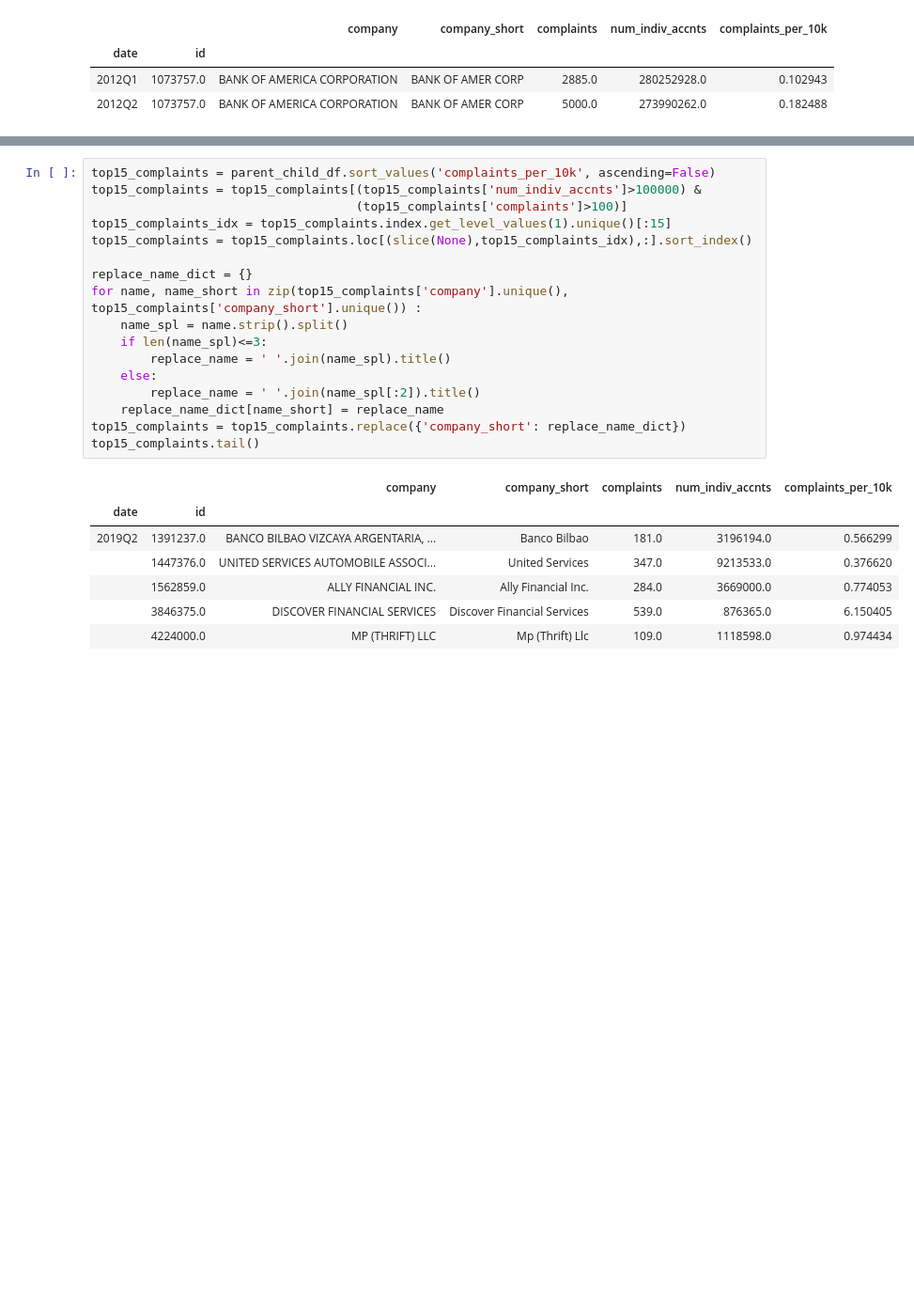
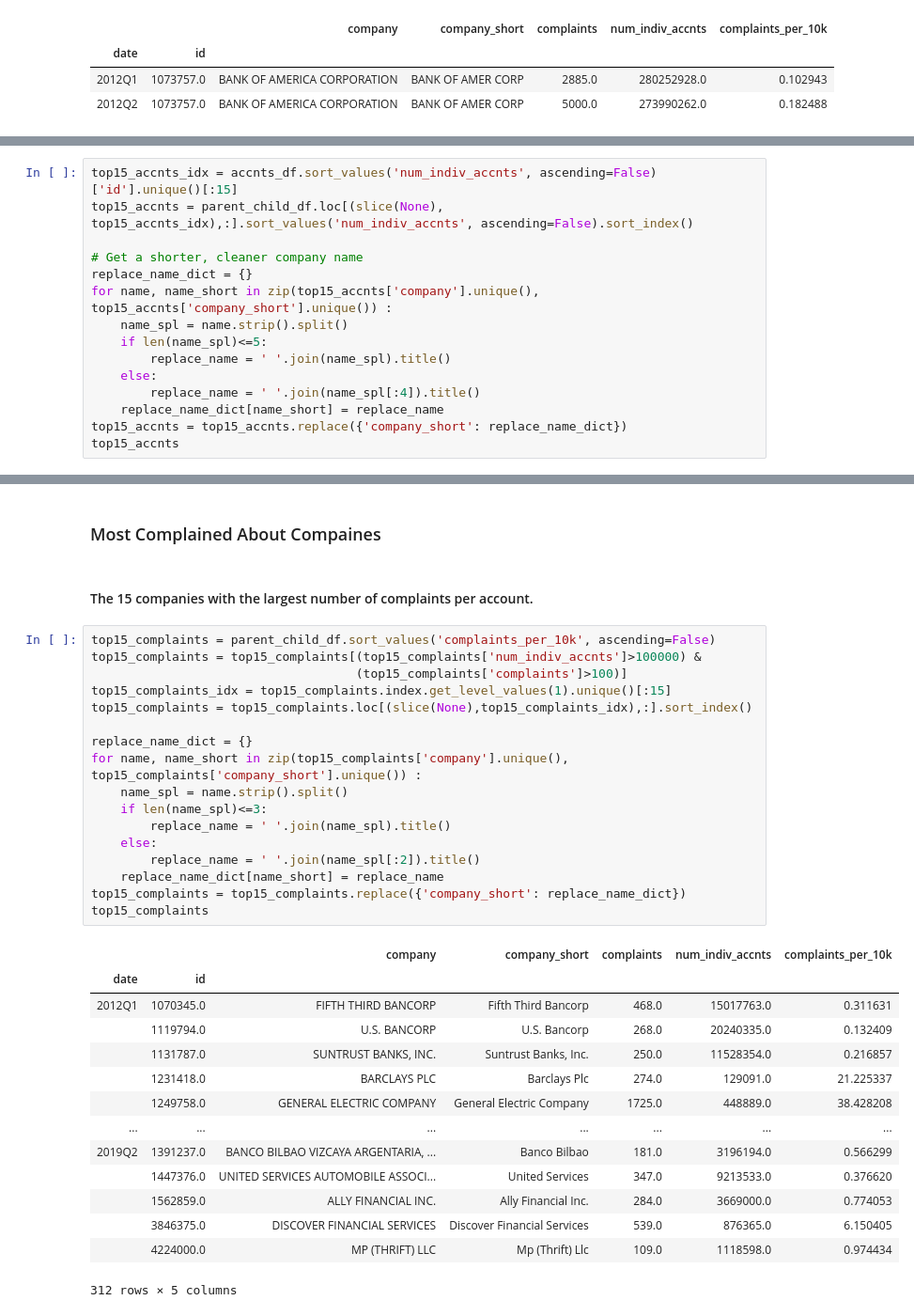
Before and after one commit to wyattpallen/QuickLooks, a Jupyter notebook: analyses/ConsumerComplaints/complaints.ipynb, the cells around one changed output, grey strips where cells are left out. Shown at 94% size. Saved outputs shown, nothing was run; the diff lists cells and outputs as text; blank space fills up the shorter version.

```diff
--- a/analyses/ConsumerComplaints/complaints.ipynb
+++ b/analyses/ConsumerComplaints/complaints.ipynb
@@ -382,0 +380,15 @@ parent_child_df.loc[('2019Q2', top15_accnts),:].sort_values('num_indiv_accnts',
+# %%
+top15_accnts_idx = accnts_df.sort_values('num_indiv_accnts', ascending=False)['id'].unique()[:15]
+top15_accnts = parent_child_df.loc[(slice(None), top15_accnts_idx),:].sort_values('num_indiv_accnts', ascending=False).sort_index()
+
+# Get a shorter, cleaner company name
+replace_name_dict = {}
+for name, name_short in zip(top15_accnts['company'].unique(), top15_accnts['company_short'].unique()) :
+    name_spl = name.strip().split()
+    if len(name_spl)<=5:
+        replace_name = ' '.join(name_spl).title()
+    else:
+        replace_name = ' '.join(name_spl[:4]).title()
+    replace_name_dict[name_short] = replace_name
+top15_accnts = top15_accnts.replace({'company_short': replace_name_dict})
+top15_accnts
@@ -383,25 +453,36 @@ parent_child_df.loc[('2019Q2', top15_accnts),:].sort_values('num_indiv_accnts',
+# %% [markdown]
+### Most Complained About Compaines
+# %% [markdown]
+#### The 15 companies with the largest number of complaints per account.
 # %%
 top15_complaints = parent_child_df.sort_values('complaints_per_10k', ascending=False)
 top15_complaints = top15_complaints[(top15_complaints['num_indiv_accnts']>100000) &
                                     (top15_complaints['complaints']>100)]
 top15_complaints_idx = top15_complaints.index.get_level_values(1).unique()[:15]
 top15_complaints = top15_complaints.loc[(slice(None),top15_complaints_idx),:].sort_index()
 
 replace_name_dict = {}
 for name, name_short in zip(top15_complaints['company'].unique(), top15_complaints['company_short'].unique()) :
     name_spl = name.strip().split()
     if len(name_spl)<=3:
         replace_name = ' '.join(name_spl).title()
     else:
         replace_name = ' '.join(name_spl[:2]).title()
     replace_name_dict[name_short] = replace_name
 top15_complaints = top15_complaints.replace({'company_short': replace_name_dict})
-top15_complaints.tail()
+top15_complaints
 # %% [output]
 |  |  | company | company_short | complaints | num_indiv_accnts | complaints_per_10k |
 | date | id |  |  |  |  |  |
+| 2012Q1 | 1070345.0 | FIFTH THIRD BANCORP | Fifth Third Bancorp | 468.0 | 15017763.0 | 0.311631 |
+|  | 1119794.0 | U.S. BANCORP | U.S. Bancorp | 268.0 | 20240335.0 | 0.132409 |
+|  | 1131787.0 | SUNTRUST BANKS, INC. | Suntrust Banks, Inc. | 250.0 | 11528354.0 | 0.216857 |
+|  | 1231418.0 | BARCLAYS PLC | Barclays Plc | 274.0 | 129091.0 | 21.225337 |
+|  | 1249758.0 | GENERAL ELECTRIC COMPANY | General Electric Company | 1725.0 | 448889.0 | 38.428208 |
+| ... | ... | ... | ... | ... | ... | ... |
 | 2019Q2 | 1391237.0 | BANCO BILBAO VIZCAYA ARGENTARIA, ... | Banco Bilbao | 181.0 | 3196194.0 | 0.566299 |
 |  | 1447376.0 | UNITED SERVICES AUTOMOBILE ASSOCI... | United Services | 347.0 | 9213533.0 | 0.376620 |
 |  | 1562859.0 | ALLY FINANCIAL INC. | Ally Financial Inc. | 284.0 | 3669000.0 | 0.774053 |
 |  | 3846375.0 | DISCOVER FINANCIAL SERVICES | Discover Financial Services | 539.0 | 876365.0 | 6.150405 |
 |  | 4224000.0 | MP (THRIFT) LLC | Mp (Thrift) Llc | 109.0 | 1118598.0 | 0.974434 |
+312 rows × 5 columns
```
Also changed, not shown: parts of 35 cells of this notebook.
